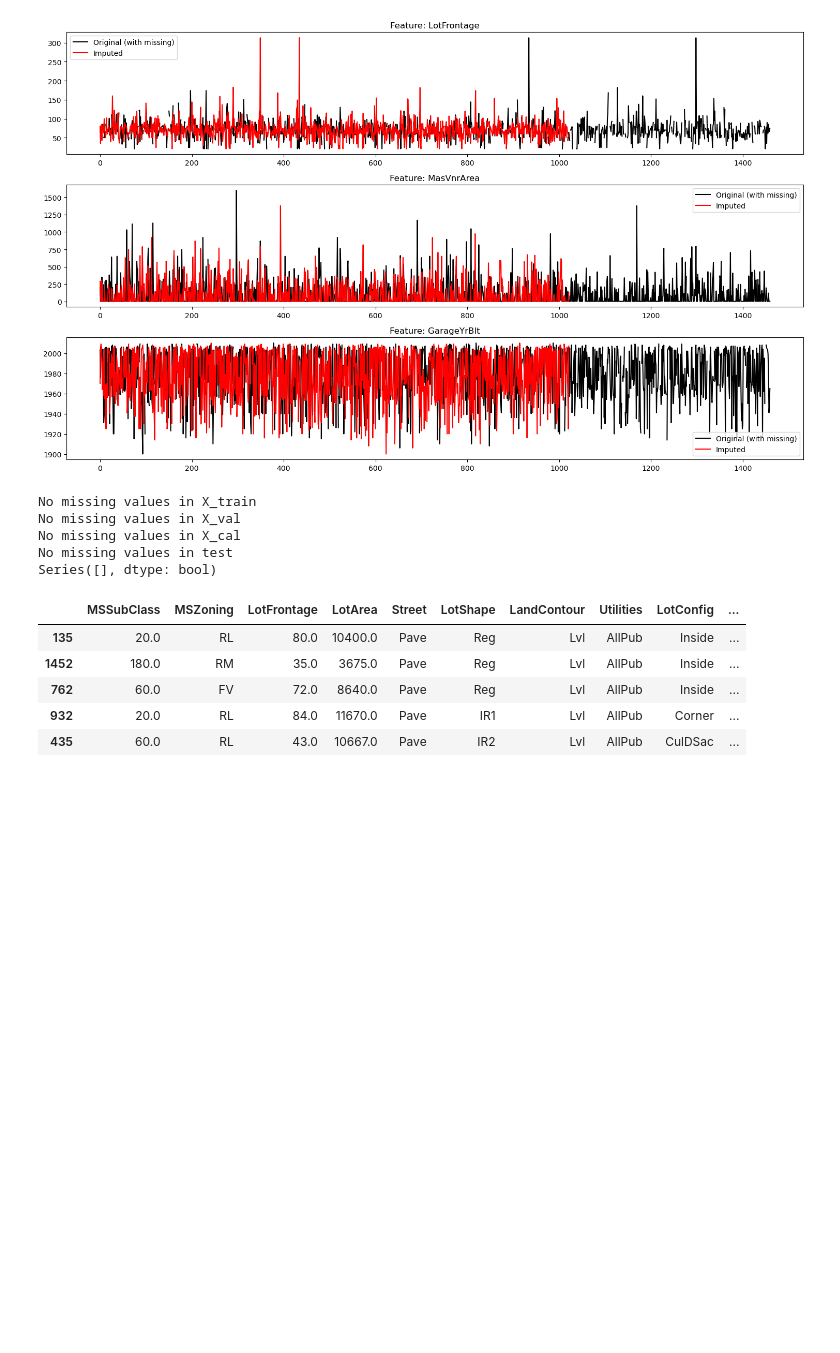
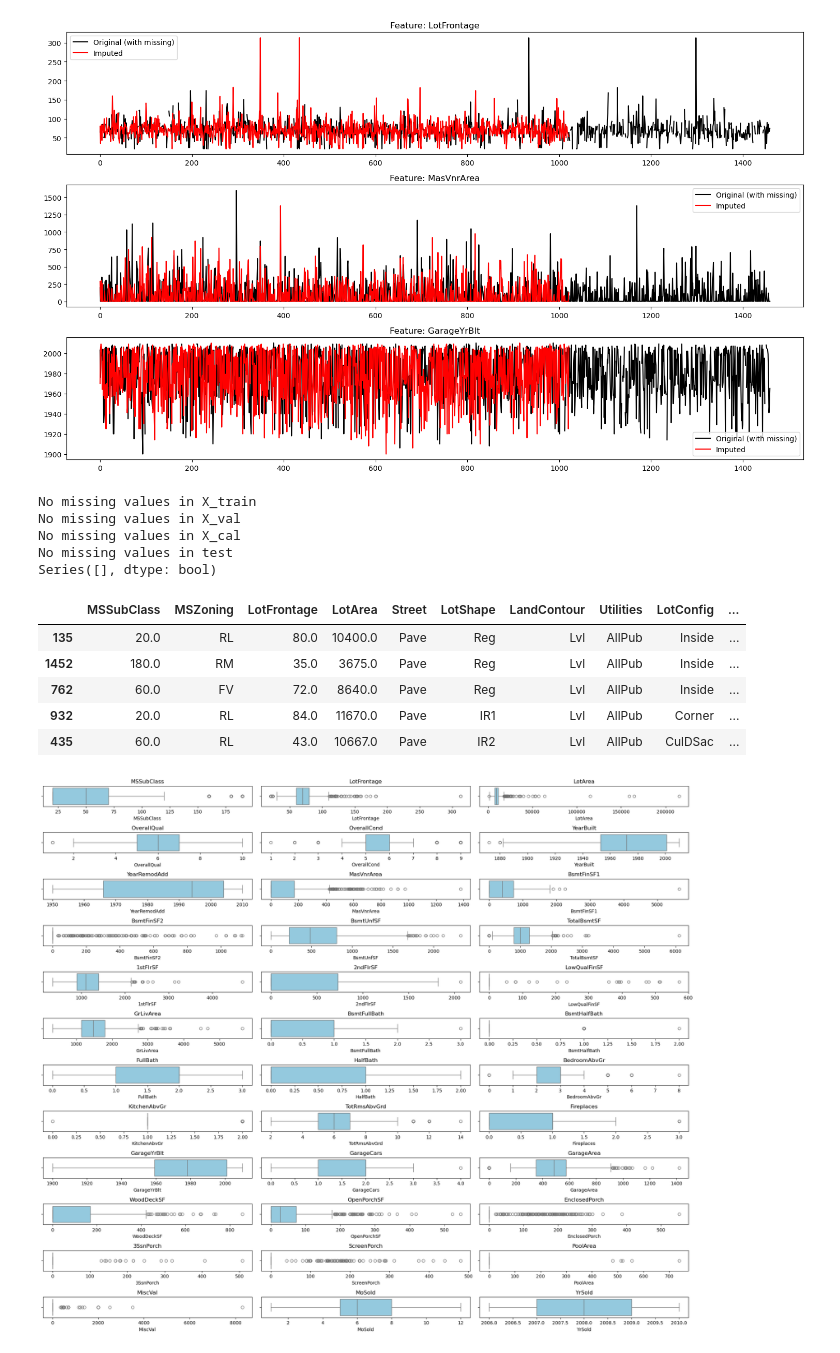
Before and after one commit to yk-data-science/kaggle-home-prices-prediction, a Jupyter notebook: notebooks/01_eda_and_initial_analysis.ipynb, the cells around one changed output. Saved outputs shown, nothing was run; the diff lists cells and outputs as text; code cells hidden in the pictures; blank space fills up the shorter version.

```diff
--- a/notebooks/01_eda_and_initial_analysis.ipynb
+++ b/notebooks/01_eda_and_initial_analysis.ipynb
@@ -319,3 +322,24 @@ Series([], dtype: bool)
 | 762 | 60.0 | FV | 72.0 | 8640.0 | Pave | Reg | Lvl | AllPub | Inside | ... |
 | 932 | 20.0 | RL | 84.0 | 11670.0 | Pave | IR1 | Lvl | AllPub | Corner | ... |
 | 435 | 60.0 | RL | 43.0 | 10667.0 | Pave | IR2 | Lvl | AllPub | CulDSac | ... |
+# %%
+import matplotlib.pyplot as plt
+import seaborn as sns
+
+import warnings
+warnings.filterwarnings("ignore", category=UserWarning, message=".*layout has changed to tight.*")
+
+# Plot boxplots for each numerical column
+def plot_boxplots(df, numeric_cols):
+    plt.figure(figsize=(20, len(numeric_cols) * 0.5))
+    for i, col in enumerate(numeric_cols, 1):
+        plt.subplot(len(numeric_cols) // 3 + 1, 3, i)
+        sns.boxplot(x=df[col], color='skyblue')
+        plt.title(col)
+        plt.tight_layout()
+    plt.show()
+
+# Call it on training data
+plot_boxplots(X_train, numeric_cols)
+# %% [output]
+[figure, added]
```
Also changed, not shown: parts of 7 cells of this notebook.
